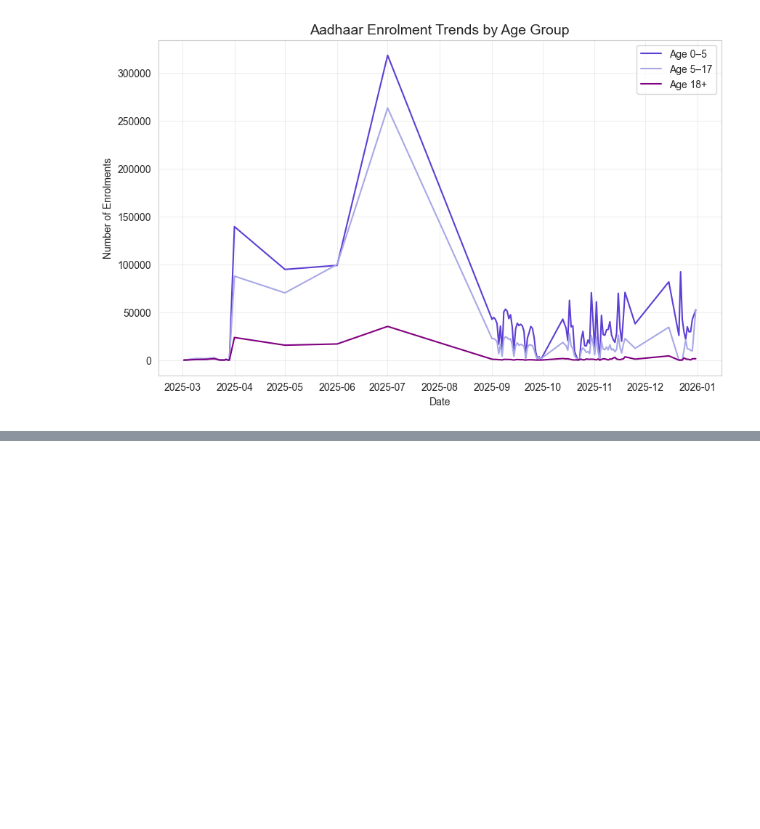
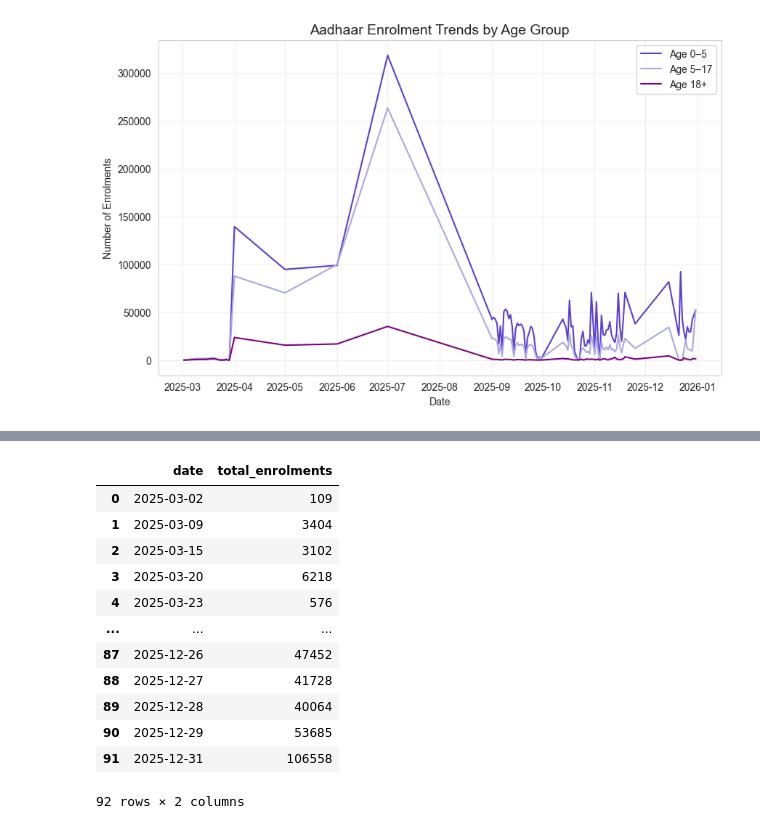
Before and after one commit to Mahii0107/aadhaar-analysis, a Jupyter notebook: aadhaar-analysis-main/enrollment.ipynb, the cells around one changed output, grey strips where cells are left out. Cells and saved outputs as stored; diff of their text form; code cells hidden in the pictures; blank space fills up the shorter version.

```diff
--- a/aadhaar-analysis-main/enrollment.ipynb
+++ b/aadhaar-analysis-main/enrollment.ipynb
@@ -777,0 +780,2 @@ plt.show()
+# %%
+df = pd.read_csv("cleaned_data_enrol.csv")
@@ -777,0 +799,17 @@ plt.show()
+# %%
+daily = df.groupby('date')['total_enrolments'].sum().reset_index().sort_values('date')
+daily
+# %% [output]
+|  | date | total_enrolments |
+| 0 | 2025-03-02 | 109 |
+| 1 | 2025-03-09 | 3404 |
+| 2 | 2025-03-15 | 3102 |
+| 3 | 2025-03-20 | 6218 |
+| 4 | 2025-03-23 | 576 |
+| ... | ... | ... |
+| 87 | 2025-12-26 | 47452 |
+| 88 | 2025-12-27 | 41728 |
+| 89 | 2025-12-28 | 40064 |
+| 90 | 2025-12-29 | 53685 |
+| 91 | 2025-12-31 | 106558 |
+92 rows × 2 columns
```
Also changed, not shown: parts of 25 cells of this notebook.
